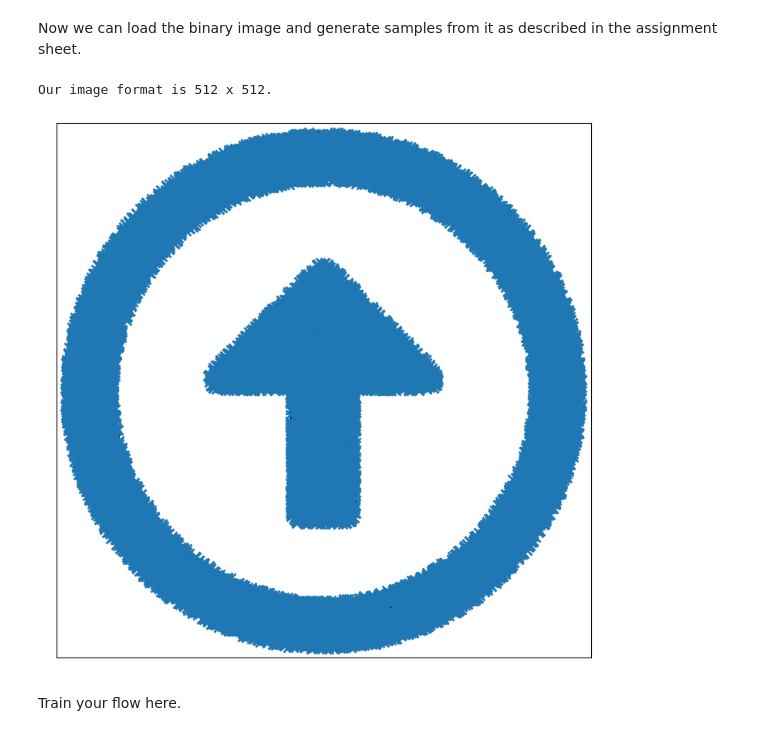
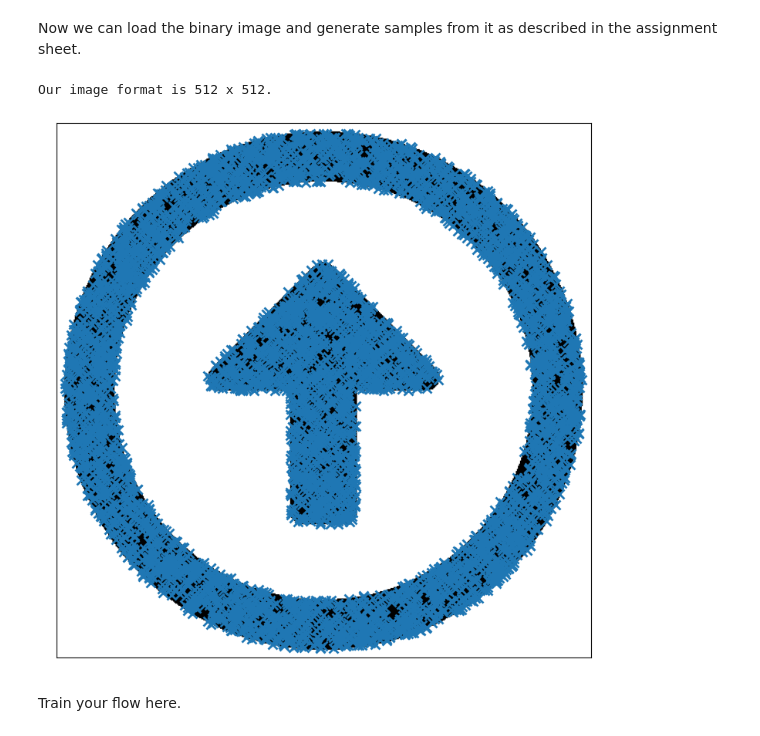
Before and after one commit to Roecker1/nlsp_ue, a Jupyter notebook: notebooks/assignments/1-4-flows.ipynb, the cells around one changed output. Cells and saved outputs as stored; diff of their text form; code cells hidden in the pictures.

```diff
--- a/notebooks/assignments/1-4-flows.ipynb
+++ b/notebooks/assignments/1-4-flows.ipynb
@@ -34,31 +34,31 @@ Now we can load the binary image and generate samples from it as described in th
 # %%
 # load image
 img = load_image(data_dir + 'up_bw.png')
 height, width = img.shape
 print(f'Our image format is {width} x {height}.')
 
 # generate training samples
-n_samples = 20000 # number of samples to generate
+n_samples = 5000 # number of samples to generate
 data = np.zeros((n_samples, 2))
 rng = np.random.default_rng(seed=0)
 i=0
 while i < n_samples:
     row = rng.integers(0, height)
     col = rng.integers(0, width)
     if img[row, col] == 0:
         data[i,0] = col
         data[i,1] = row
         i += 1
 
 # plot image with generated samples
 show_grayscale_img(img)
 plt.plot(data[:,0], data[:,1], 'x')
 plt.xlim([0, width])
 plt.ylim([0, height])
 data = data.astype(np.float64) / 512
 # %% [output]
 Our image format is 512 x 512.
-[figure, old version]
+[figure, new version]
 # %% [markdown]
 Train your flow here.
 # %%
```
Also changed, not shown: parts of 3 cells of this notebook.
